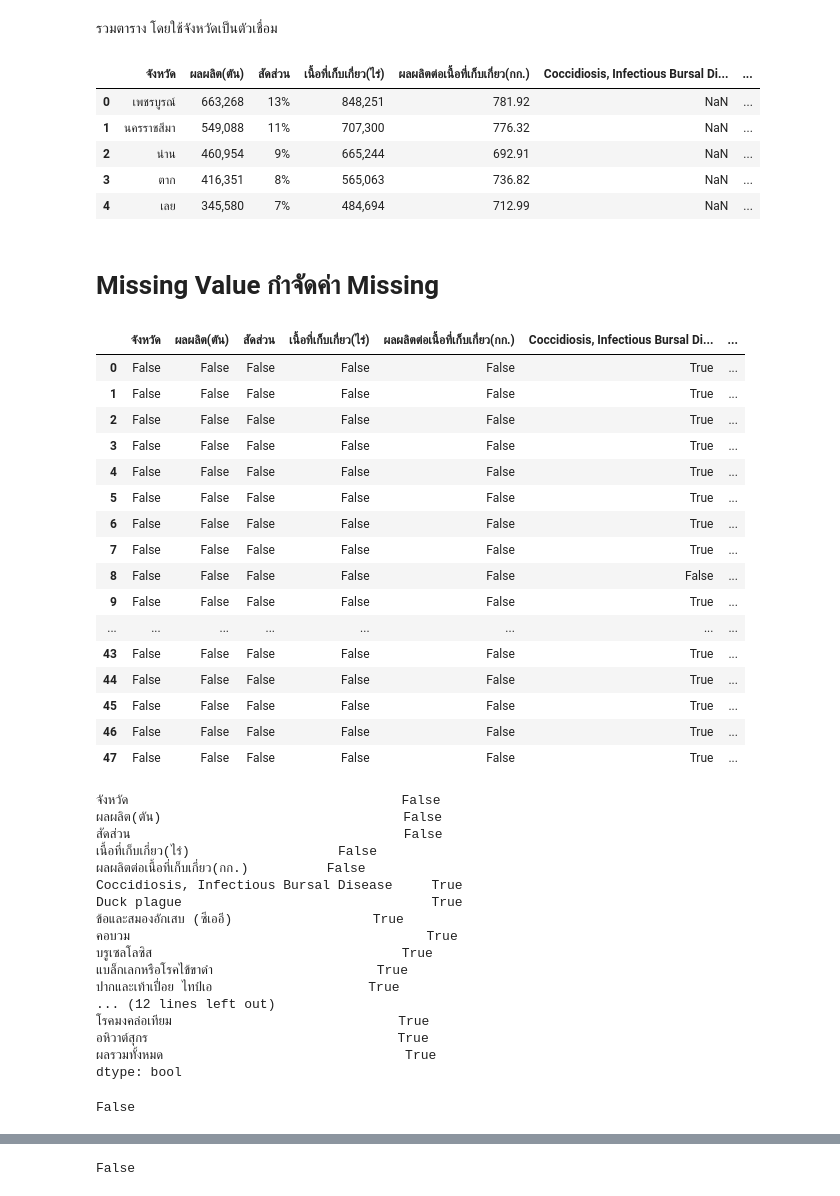
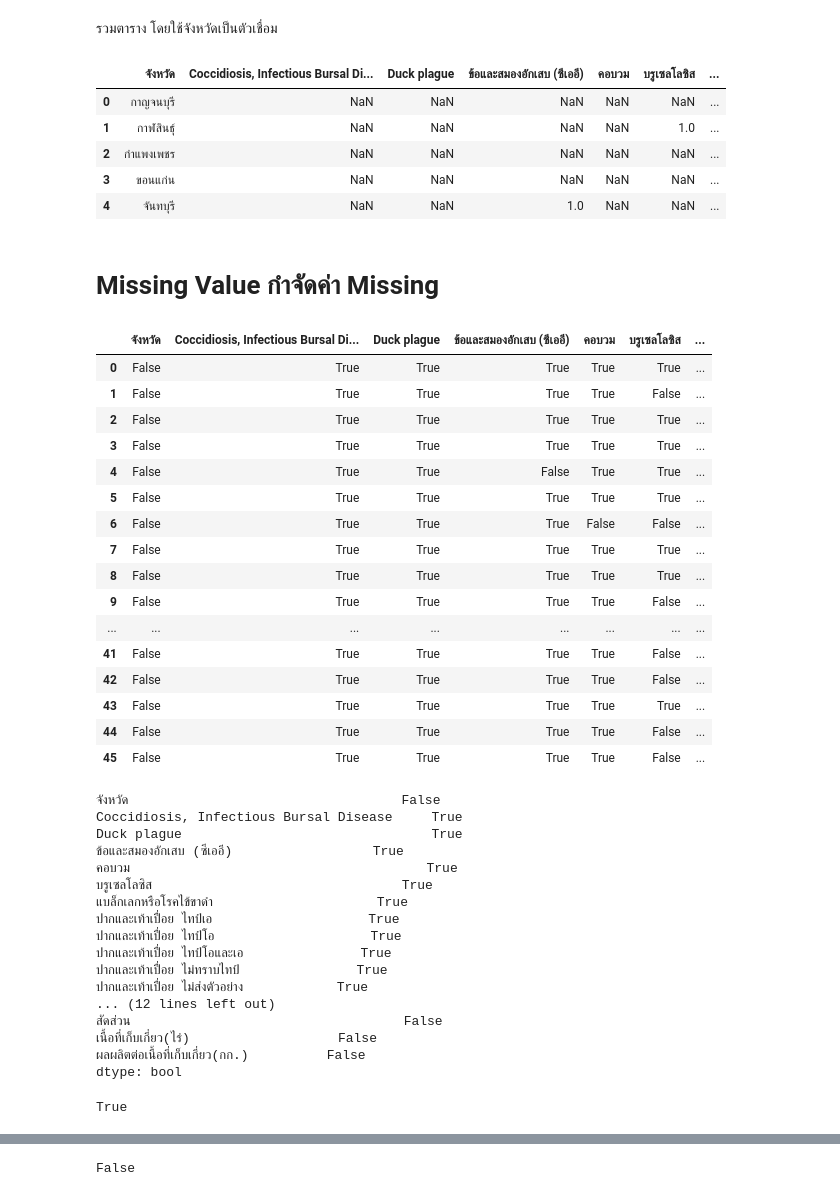
Before and after one commit to ChakritKammason/DPDM, a Jupyter notebook: DWDM_Project_By_CH.ipynb, the cells around one changed output, grey strips where cells are left out. Drawn from its saved outputs; the diff is of its cells as text; code cells hidden in the pictures.

```diff
--- a/DWDM_Project_By_CH.ipynb
+++ b/DWDM_Project_By_CH.ipynb
@@ -38,5 +40,5 @@ local = os.path.join(base_path,'Local.csv')
 # %%
-AnimalsCorn_df = pd.read_csv(AnimalsCorn)
+AnimalCorn_df = pd.read_excel(AnimalsCorn)
 AnimalsPlagues_df = pd.read_csv(AnimalsPlagues)
-local_df = pd.read_csv(local)
+local_df = pd.read_excel(local)
 # %%
@@ -69,48 +71,44 @@ local_df.head()
 # %% [markdown]
 รวมตาราง โดยใช้จังหวัดเป็นตัวเชื่อม
 # %%
-#ACP = pd.merge(AnimalsCorn_df,AnimalsPlagues_df,on='จังหวัด')
+table = pd.merge(AnimalsPlagues_df,AnimalsCorn_df,on='จังหวัด')
 # %%
 #ACPL = pd.merge(ACP,local_df,on='จังหวัด')
-table = AnimalsCorn_df.merge(AnimalsPlagues_df,how='left',left_on='จังหวัด',right_on='จังหวัด')
+#table = AnimalsCorn_df.merge(AnimalsPlagues_df,how='left',left_on='จังหวัด',right_on='จังหวัด')
 table.head()
 # %% [output]
-|  | จังหวัด | ผลผลิต(ตัน) | สัดส่วน | เนื้อที่เก็บเกี่ยว(ไร่) | ผลผลิตต่อเนื้อที่เก็บเกี่ยว(กก.) | Coccidiosis, Infectious Bursal Di... | ... |
-| 0 | เพชรบูรณ์ | 663,268 | 13% | 848,251 | 781.92 | NaN | ... |
-| 1 | นครราชสีมา | 549,088 | 11% | 707,300 | 776.32 | NaN | ... |
-| 2 | น่าน | 460,954 | 9% | 665,244 | 692.91 | NaN | ... |
-| 3 | ตาก | 416,351 | 8% | 565,063 | 736.82 | NaN | ... |
-| 4 | เลย | 345,580 | 7% | 484,694 | 712.99 | NaN | ... |
+|  | จังหวัด | Coccidiosis, Infectious Bursal Di... | Duck plague | ข้อและสมองอักเสบ (ซีเออี) | คอบวม | บรูเซลโลซิส | ... |
+| 0 | กาญจนบุรี | NaN | NaN | NaN | NaN | NaN | ... |
+| 1 | กาฬสินธุ์ | NaN | NaN | NaN | NaN | 1.0 | ... |
+| 2 | กำแพงเพชร | NaN | NaN | NaN | NaN | NaN | ... |
+| 3 | ขอนแก่น | NaN | NaN | NaN | NaN | NaN | ... |
+| 4 | จันทบุรี | NaN | NaN | 1.0 | NaN | NaN | ... |
 # %% [markdown]
 # Missing Value กำจัดค่า Missing
 # %%
 table.isnull()
 # %% [output]
-|  | จังหวัด | ผลผลิต(ตัน) | สัดส่วน | เนื้อที่เก็บเกี่ยว(ไร่) | ผลผลิตต่อเนื้อที่เก็บเกี่ยว(กก.) | Coccidiosis, Infectious Bursal Di... | ... |
-| 0 | False | False | False | False | False | True | ... |
-| 1 | False | False | False | False | False | True | ... |
-| 2 | False | False | False | False | False | True | ... |
-| 3 | False | False | False | False | False | True | ... |
-| 4 | False | False | False | False | False | True | ... |
-| 5 | False | False | False | False | False | True | ... |
-| 6 | False | False | False | False | False | True | ... |
-| 7 | False | False | False | False | False | True | ... |
-| 8 | False | False | False | False | False | False | ... |
-| 9 | False | False | False | False | False | True | ... |
+|  | จังหวัด | Coccidiosis, Infectious Bursal Di... | Duck plague | ข้อและสมองอักเสบ (ซีเออี) | คอบวม | บรูเซลโลซิส | ... |
+| 0 | False | True | True | True | True | True | ... |
+| 1 | False | True | True | True | True | False | ... |
+| 2 | False | True | True | True | True | True | ... |
+| 3 | False | True | True | True | True | True | ... |
+| 4 | False | True | True | False | True | True | ... |
+| 5 | False | True | True | True | True | True | ... |
+| 6 | False | True | True | True | False | False | ... |
+| 7 | False | True | True | True | True | True | ... |
+| 8 | False | True | True | True | True | True | ... |
+| 9 | False | True | True | True | True | False | ... |
 | ... | ... | ... | ... | ... | ... | ... | ... |
-| 43 | False | False | False | False | False | True | ... |
-| 44 | False | False | False | False | False | True | ... |
-| 45 | False | False | False | False | False | True | ... |
-| 46 | False | False | False | False | False | True | ... |
-| 47 | False | False | False | False | False | True | ... |
+| 41 | False | True | True | True | True | False | ... |
+| 42 | False | True | True | True | True | False | ... |
+| 43 | False | True | True | True | True | True | ... |
+| 44 | False | True | True | True | True | False | ... |
+| 45 | False | True | True | True | True | False | ... |
 # %%
 table.isnull().any()
 # %% [output]
 จังหวัด                                   False
-ผลผลิต(ตัน)                               False
-สัดส่วน                                   False
-เนื้อที่เก็บเกี่ยว(ไร่)                   False
-ผลผลิตต่อเนื้อที่เก็บเกี่ยว(กก.)          False
 Coccidiosis, Infectious Bursal Disease     True
 Duck plague                                True
 ข้อและสมองอักเสบ (ซีเออี)                  True
@@ -118,15 +116,19 @@ Duck plague                                True
 บรูเซลโลซิส                                True
 แบล็กเลกหรือโรคไข้ขาดำ                     True
 ปากและเท้าเปื่อย ไทป์เอ                    True
+ปากและเท้าเปื่อย ไทป์โอ                    True
+ปากและเท้าเปื่อย ไทป์โอและเอ               True
+ปากและเท้าเปื่อย ไม่ทราบไทป์               True
+ปากและเท้าเปื่อย ไม่ส่งตัวอย่าง            True
 ... (12 lines left out)
-โรคมงคล่อเทียม                             True
-อหิวาต์สุกร                                True
-ผลรวมทั้งหมด                               True
+สัดส่วน                                   False
+เนื้อที่เก็บเกี่ยว(ไร่)                   False
+ผลผลิตต่อเนื้อที่เก็บเกี่ยว(กก.)          False
 dtype: bool
 # %%
-table1.isnull().any().any()
+table.isnull().any().any()
 # %% [output]
-False
+True
 # %%
 table1 = table.fillna(0) #เติมค่า missing เป็น 0
 # %%
```
Also changed, not shown: parts of 46 cells of this notebook.
